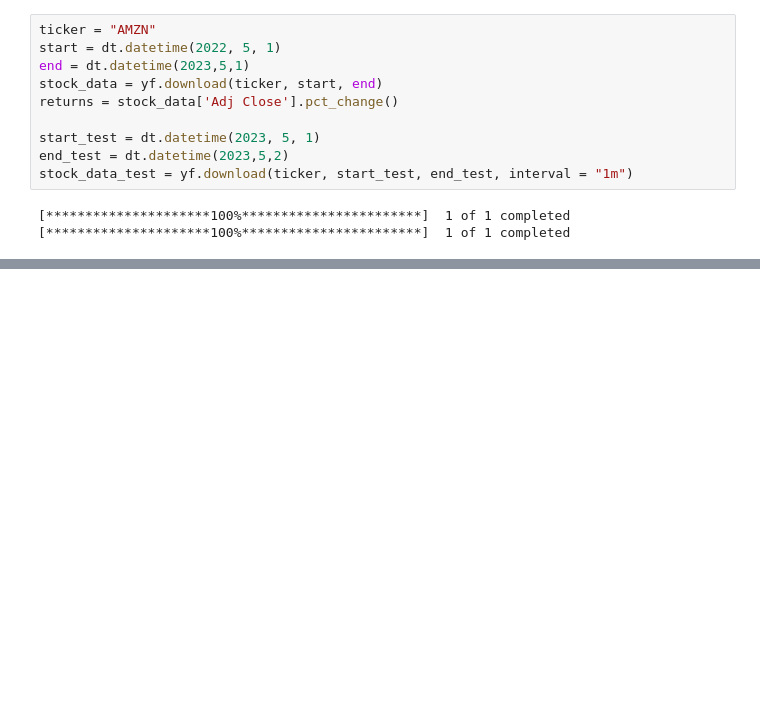
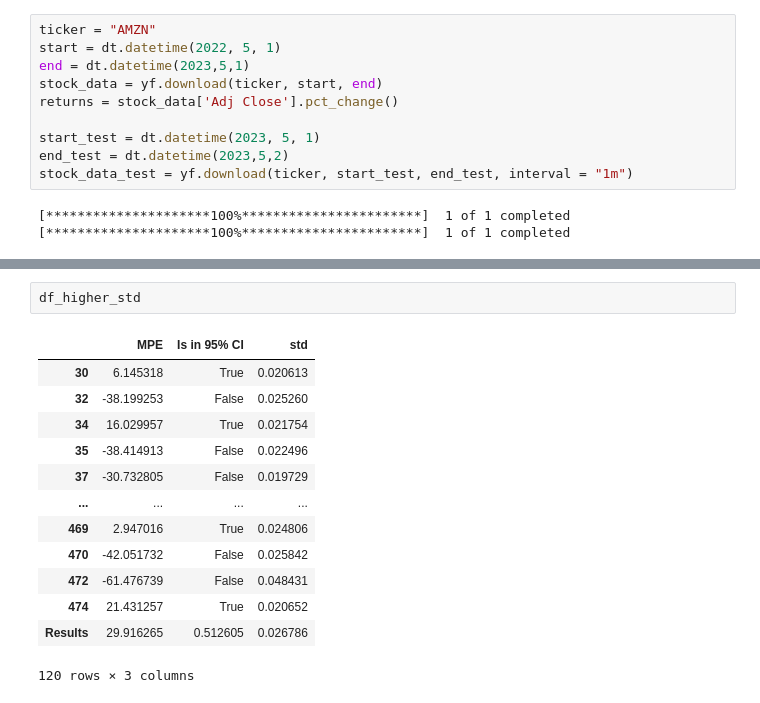
Before and after one commit to tiago-trigo/Geometric-Brownian-Motion, a Jupyter notebook: Untitled.ipynb, the cells around one changed output, grey strips where cells are left out. Drawn from its saved outputs; the diff is of its cells as text; blank space fills up the shorter version.

```diff
--- a/Untitled.ipynb
+++ b/Untitled.ipynb
@@ -120,0 +222,16 @@ plt.plot(stock_data_test["Adj Close"].iloc[0:200])
+# %%
+df_higher_std
+# %% [output]
+|  | MPE | Is in 95% CI | std |
+| 30 | 6.145318 | True | 0.020613 |
+| 32 | -38.199253 | False | 0.025260 |
+| 34 | 16.029957 | True | 0.021754 |
+| 35 | -38.414913 | False | 0.022496 |
+| 37 | -30.732805 | False | 0.019729 |
+| ... | ... | ... | ... |
+| 469 | 2.947016 | True | 0.024806 |
+| 470 | -42.051732 | False | 0.025842 |
+| 472 | -61.476739 | False | 0.048431 |
+| 474 | 21.431257 | True | 0.020652 |
+| Results | 29.916265 | 0.512605 | 0.026786 |
+120 rows × 3 columns
```
Also changed, not shown: parts of 11 cells of this notebook, 2 other files.
